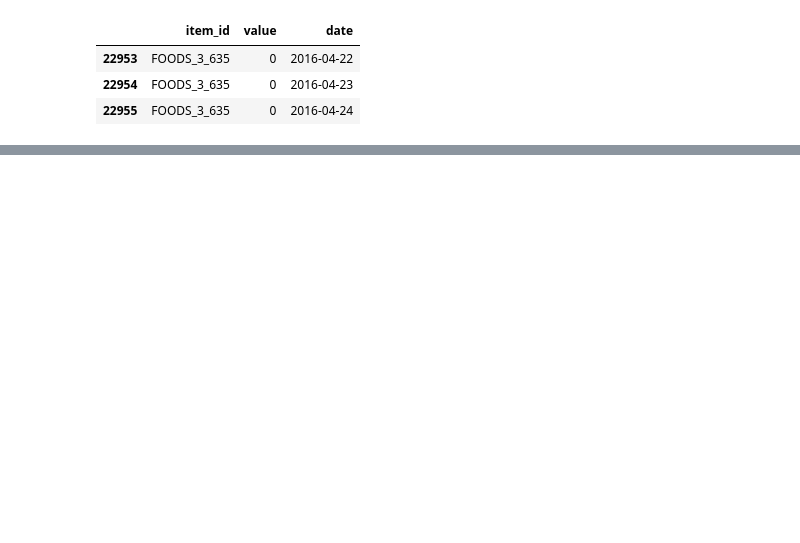
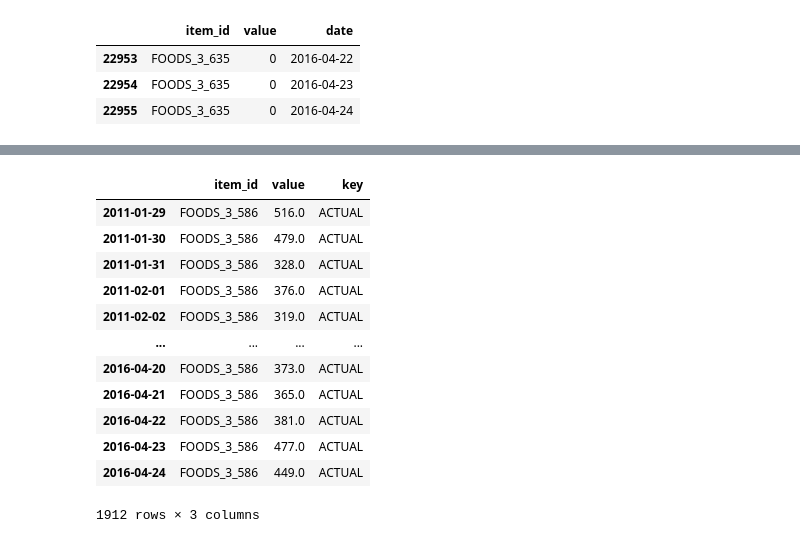
Before and after one commit to lfcorreacosta/timeseries_forecast, a Jupyter notebook: ts_notebook.ipynb, the cells around one changed output, grey strips where cells are left out. Drawn from its saved outputs; the diff is of its cells as text; code cells hidden in the pictures; blank space fills up the shorter version.

```diff
--- a/ts_notebook.ipynb
+++ b/ts_notebook.ipynb
@@ -49,0 +74,16 @@ px.line(
+# %%
+single_timeseries_extended_df[single_timeseries_extended_df["value"] > 0]
+# %% [output]
+|  | item_id | value | key |
+| 2011-01-29 | FOODS_3_586 | 516.0 | ACTUAL |
+| 2011-01-30 | FOODS_3_586 | 479.0 | ACTUAL |
+| 2011-01-31 | FOODS_3_586 | 328.0 | ACTUAL |
+| 2011-02-01 | FOODS_3_586 | 376.0 | ACTUAL |
+| 2011-02-02 | FOODS_3_586 | 319.0 | ACTUAL |
+| ... | ... | ... | ... |
+| 2016-04-20 | FOODS_3_586 | 373.0 | ACTUAL |
+| 2016-04-21 | FOODS_3_586 | 365.0 | ACTUAL |
+| 2016-04-22 | FOODS_3_586 | 381.0 | ACTUAL |
+| 2016-04-23 | FOODS_3_586 | 477.0 | ACTUAL |
+| 2016-04-24 | FOODS_3_586 | 449.0 | ACTUAL |
+1912 rows × 3 columns
```
Also changed, not shown: parts of 3 cells of this notebook.
